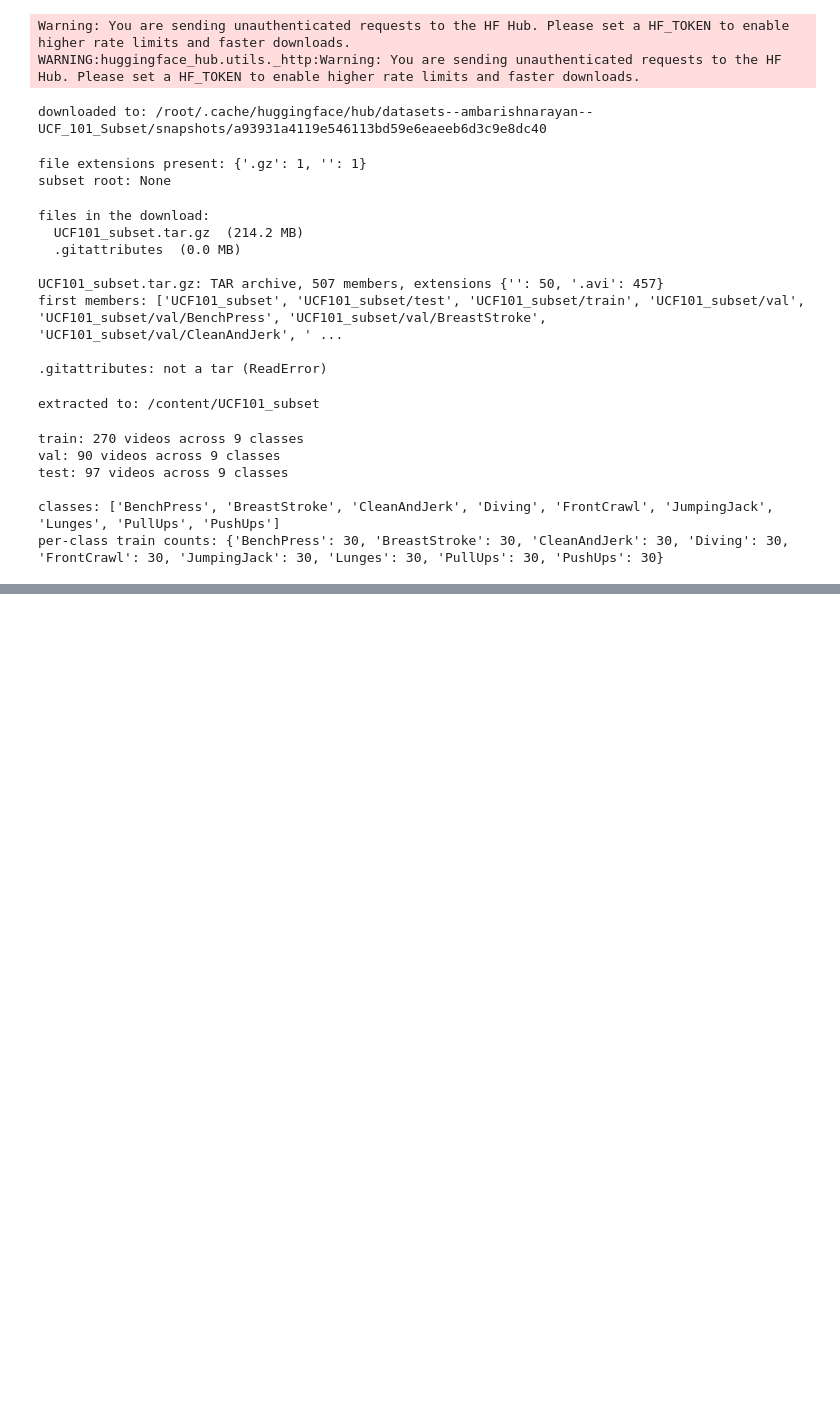
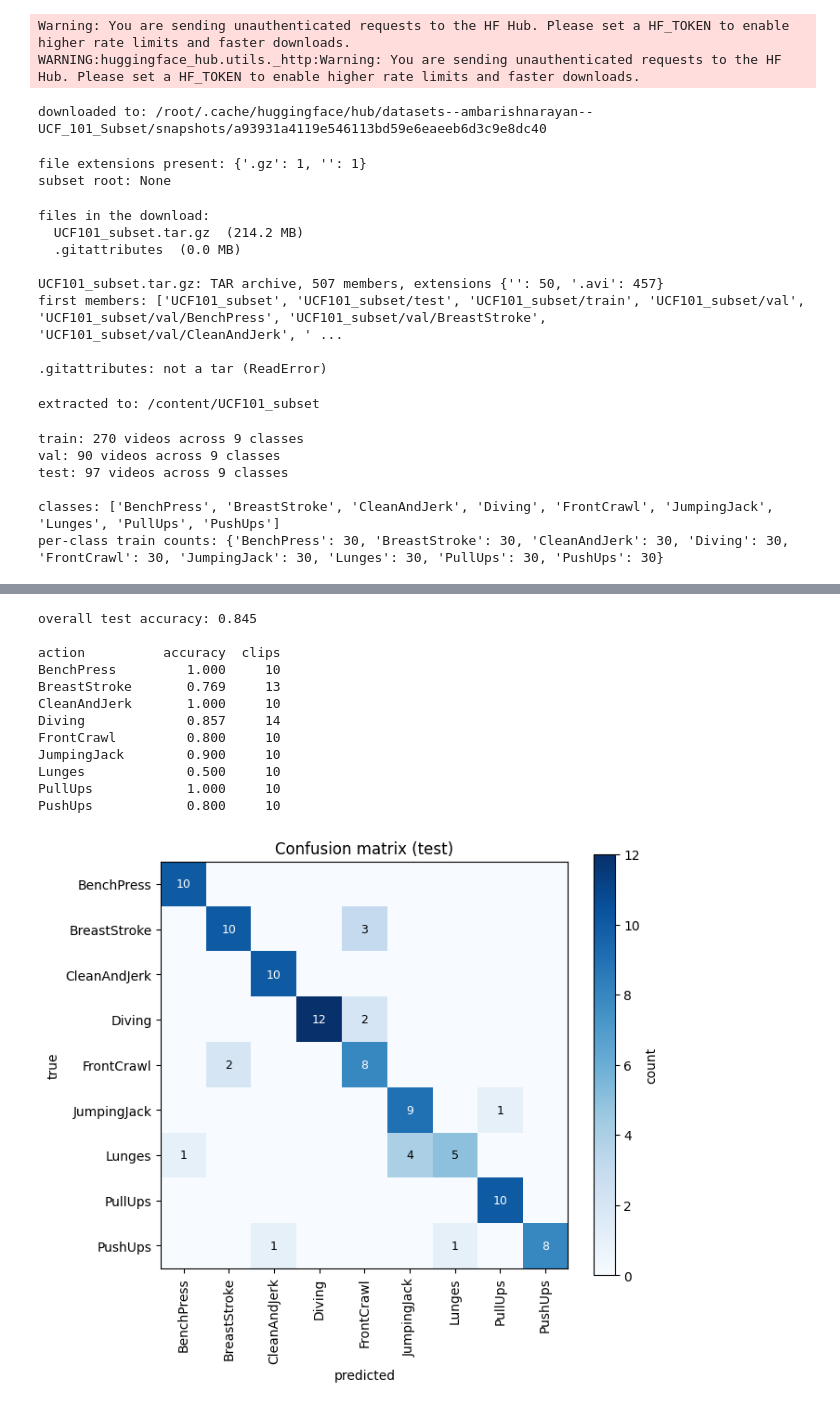
Before and after one commit to HuMzAHCodes/FrameSight, a Jupyter notebook: framesight.ipynb, the cells around one changed output, grey strips where cells are left out. Saved outputs shown, nothing was run; the diff lists cells and outputs as text; code cells hidden in the pictures; blank space fills up the shorter version.

Commit message:
Phase 5: responsible-AI audit (per-class, confusion, calibration, OOD); add phase-5 doc

```diff
--- a/framesight.ipynb
+++ b/framesight.ipynb
@@ -136,0 +228,5 @@ per-class train counts: {'BenchPress': 30, 'BreastStroke': 30, 'CleanAndJerk': 3
+# %%
+for split in ["train", "val", "test"]:
+    data = torch.load(os.path.join(FEATURES_DIR, f"{split}.pt"))
+    print(f"{split}: features {tuple(data['features'].shape)}, labels {tuple(data['labels'].shape)}")
+print("\nclasses:", data["classes"])
@@ -136,0 +331,14 @@ per-class train counts: {'BenchPress': 30, 'BreastStroke': 30, 'CleanAndJerk': 3
+# %%
+pooling_results = {}
+trained_models = {}
+for pooling in ["mean", "last", "attention"]:
+    model, best_val, test_acc = train_and_evaluate(pooling)
+    pooling_results[pooling] = (best_val, test_acc)
+    trained_models[pooling] = model
+    print(f"{pooling:10s} best_val={best_val:.3f}  test={test_acc:.3f}")
+
+print(f"\n{'pooling':10s} {'best val acc':>13s} {'test acc':>10s}   (chance = {1/NUM_CLASSES:.3f})")
+print("-" * 36)
+for pooling in ["mean", "last", "attention"]:
+    best_val, test_acc = pooling_results[pooling]
+    print(f"{pooling:10s} {best_val:13.3f} {test_acc:10.3f}")
@@ -136,0 +453,46 @@ per-class train counts: {'BenchPress': 30, 'BreastStroke': 30, 'CleanAndJerk': 3
+# %%
+from sklearn.metrics import confusion_matrix, roc_auc_score
+
+attention_model = trained_models["attention"]
+attention_model.eval()
+with torch.no_grad():
+    test_logits = attention_model(X_test)
+    val_logits = attention_model(X_val)
+test_predictions = test_logits.argmax(1)
+
+print(f"overall test accuracy: {(test_predictions == y_test).float().mean().item():.3f}\n")
+print(f"{'action':14s} {'accuracy':>9s} {'clips':>6s}")
+for class_index, action in enumerate(class_names):
+    class_mask = (y_test == class_index)
+    class_accuracy = (test_predictions[class_mask] == y_test[class_mask]).float().mean().item()
+    print(f"{action:14s} {class_accuracy:9.3f} {int(class_mask.sum()):6d}")
+
+confusion = confusion_matrix(y_test.cpu().numpy(), test_predictions.cpu().numpy(),
+                             labels=list(range(NUM_CLASSES)))
+fig, ax = plt.subplots(figsize=(7, 6))
+image = ax.imshow(confusion, cmap="Blues")
+ax.set_xticks(range(NUM_CLASSES)); ax.set_xticklabels(class_names, rotation=90)
+ax.set_yticks(range(NUM_CLASSES)); ax.set_yticklabels(class_names)
+ax.set_xlabel("predicted"); ax.set_ylabel("true"); ax.set_title("Confusion matrix (test)")
+for true_index in range(NUM_CLASSES):
+    for pred_index in range(NUM_CLASSES):
+        count = confusion[true_index, pred_index]
+        if count > 0:
+            ax.text(pred_index, true_index, count, ha="center", va="center",
+                    color="white" if count > confusion.max() / 2 else "black", fontsize=9)
+fig.colorbar(image, ax=ax, label="count")
+plt.tight_layout(); plt.show()
+# %% [output]
+overall test accuracy: 0.845
+
+action          accuracy  clips
+BenchPress         1.000     10
+BreastStroke       0.769     13
+CleanAndJerk       1.000     10
+Diving             0.857     14
+FrontCrawl         0.800     10
+JumpingJack        0.900     10
+Lunges             0.500     10
+PullUps            1.000     10
+PushUps            0.800     10
+[figure, added]
```
Also changed, not shown: parts of 21 cells of this notebook, 1 other file.
